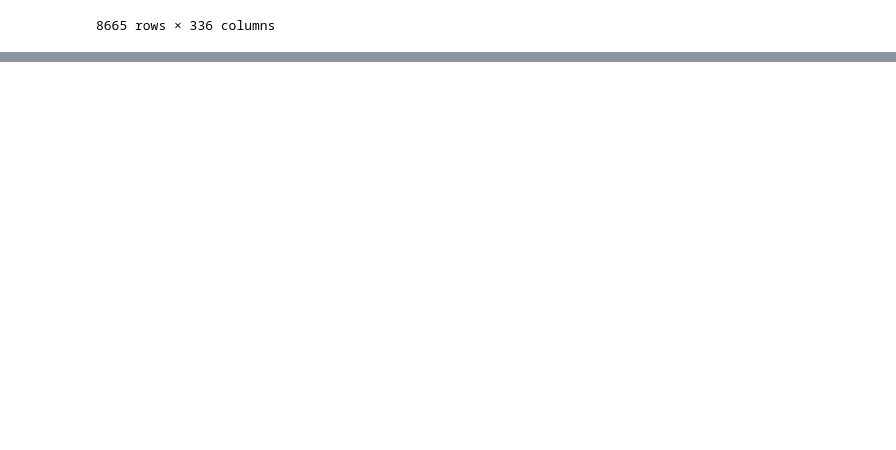
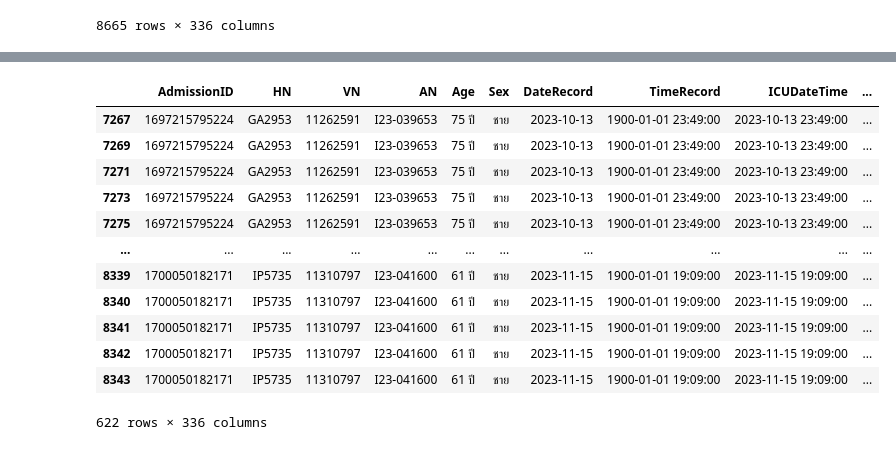
Before and after one commit to Tonry12/Data_joyx2, a Jupyter notebook: mergeSmart_ICU_tonnaw.ipynb, the cells around one changed output, grey strips where cells are left out. Drawn from its saved outputs; the diff is of its cells as text; code cells hidden in the pictures; blank space fills up the shorter version.

```diff
--- a/mergeSmart_ICU_tonnaw.ipynb
+++ b/mergeSmart_ICU_tonnaw.ipynb
@@ -846,0 +865,17 @@ table_276
+# %%
+shock = table3.dropna(subset=['MAP', 'BP_SYS'])
+shock
+# %% [output]
+|  | AdmissionID | HN | VN | AN | Age | Sex | DateRecord | TimeRecord | ICUDateTime | ... |
+| 7267 | 1697215795224 | GA2953 | 11262591 | I23-039653 | 75 ปี | ชาย | 2023-10-13 | 1900-01-01 23:49:00 | 2023-10-13 23:49:00 | ... |
+| 7269 | 1697215795224 | GA2953 | 11262591 | I23-039653 | 75 ปี | ชาย | 2023-10-13 | 1900-01-01 23:49:00 | 2023-10-13 23:49:00 | ... |
+| 7271 | 1697215795224 | GA2953 | 11262591 | I23-039653 | 75 ปี | ชาย | 2023-10-13 | 1900-01-01 23:49:00 | 2023-10-13 23:49:00 | ... |
+| 7273 | 1697215795224 | GA2953 | 11262591 | I23-039653 | 75 ปี | ชาย | 2023-10-13 | 1900-01-01 23:49:00 | 2023-10-13 23:49:00 | ... |
+| 7275 | 1697215795224 | GA2953 | 11262591 | I23-039653 | 75 ปี | ชาย | 2023-10-13 | 1900-01-01 23:49:00 | 2023-10-13 23:49:00 | ... |
+| ... | ... | ... | ... | ... | ... | ... | ... | ... | ... | ... |
+| 8339 | 1700050182171 | IP5735 | 11310797 | I23-041600 | 61 ปี | ชาย | 2023-11-15 | 1900-01-01 19:09:00 | 2023-11-15 19:09:00 | ... |
+| 8340 | 1700050182171 | IP5735 | 11310797 | I23-041600 | 61 ปี | ชาย | 2023-11-15 | 1900-01-01 19:09:00 | 2023-11-15 19:09:00 | ... |
+| 8341 | 1700050182171 | IP5735 | 11310797 | I23-041600 | 61 ปี | ชาย | 2023-11-15 | 1900-01-01 19:09:00 | 2023-11-15 19:09:00 | ... |
+| 8342 | 1700050182171 | IP5735 | 11310797 | I23-041600 | 61 ปี | ชาย | 2023-11-15 | 1900-01-01 19:09:00 | 2023-11-15 19:09:00 | ... |
+| 8343 | 1700050182171 | IP5735 | 11310797 | I23-041600 | 61 ปี | ชาย | 2023-11-15 | 1900-01-01 19:09:00 | 2023-11-15 19:09:00 | ... |
+622 rows × 336 columns
```
Also changed, not shown: parts of 3 cells of this notebook.
